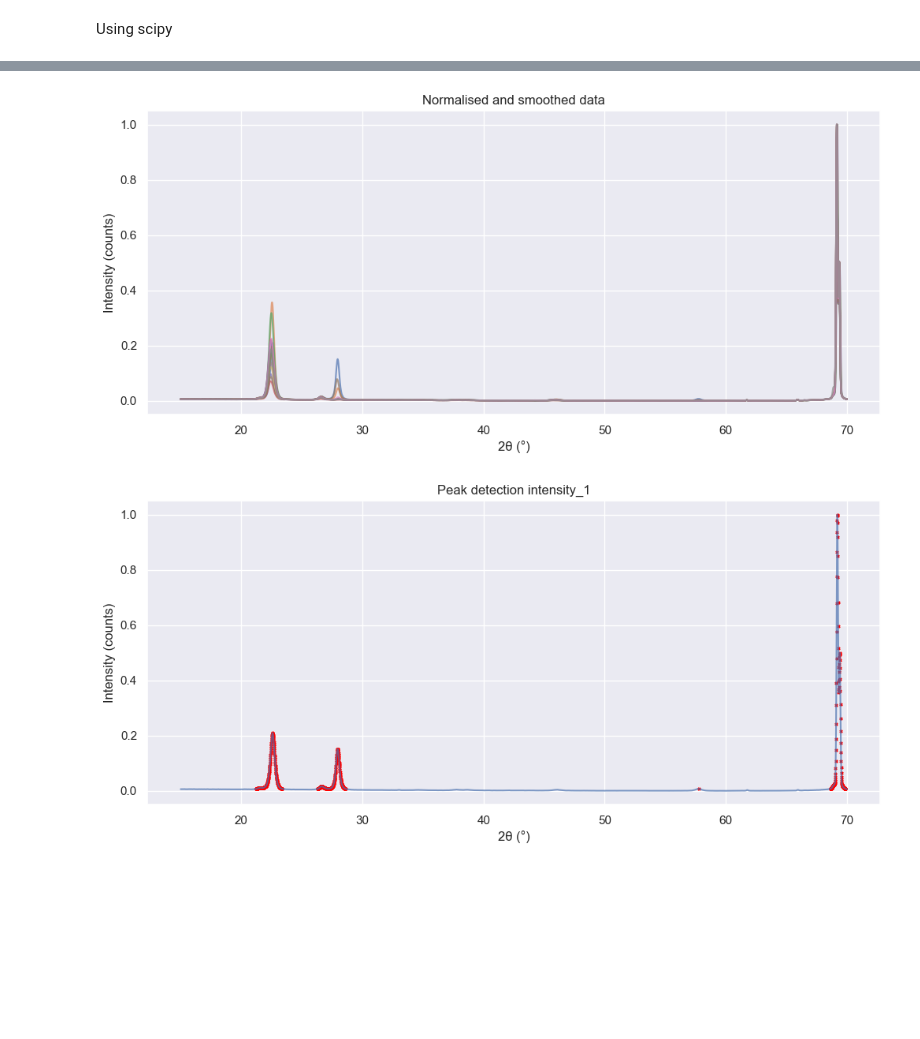
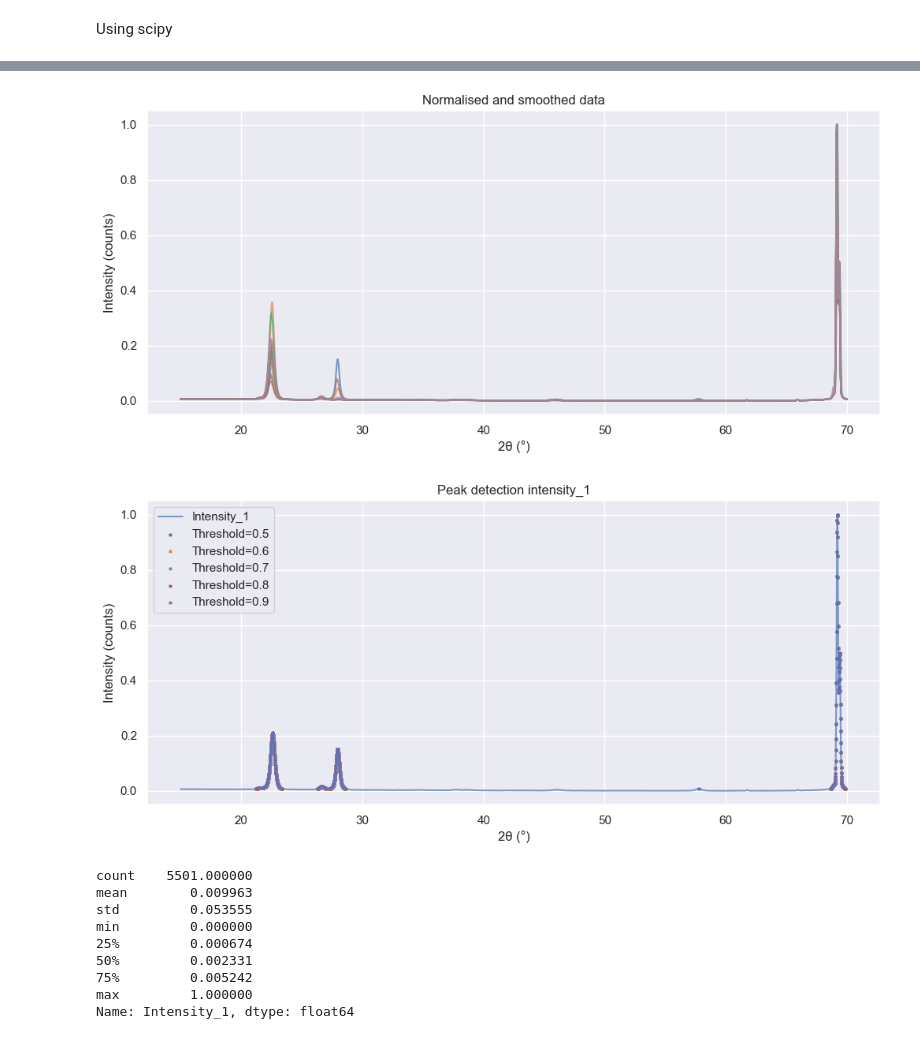
Before and after one commit to damiskov/AutoXRD, a Jupyter notebook: notebooks/experimental_data.ipynb, the cells around one changed output, grey strips where cells are left out. Saved outputs shown, nothing was run; the diff lists cells and outputs as text; code cells hidden in the pictures; blank space fills up the shorter version.

Commit message:
testing out some peak finding methods

```diff
--- a/notebooks/experimental_data.ipynb
+++ b/notebooks/experimental_data.ipynb
@@ -228,34 +228,81 @@ for col in df1.columns[1:]:
 # Plot again
 fig, ax = plt.subplots(figsize=(12, 5))
 for col in df1.columns[1:]:
     ax.plot(df1['2_theta'], df1[col], label=col, alpha=0.7)
 ax.set_xlabel(datatype_x)
 ax.set_ylabel(datatype_y)
 plt.title('Normalised and smoothed data')
 plt.show()
 
 
 # Peak detection parameters
 peak_threshold = None  # No explicit threshold
 min_peak_width = 8      # Minimum width requirement
 
 # Try peak detection
 # peaks, _ = find_peaks(df1['Intensity_1'], height=peak_threshold, width=min_peak_width)
 # peak_widths(df1['Intensity_1'], peaks, rel_height=0.5)
 
 peak_idx = peak_detection_iqr(df1['Intensity_1'], threshold=0.5)
+thresholds = [0.5, 0.6, 0.7, 0.8, 0.9]
+peaks = {}
+for threshold in thresholds:
+    peaks[threshold] = peak_detection_iqr(df1['Intensity_1'], threshold=threshold)
 
-
-# Plot again - Only first intensity column
+# Plot again
 fig, ax = plt.subplots(figsize=(12, 5))
 ax.plot(df1['2_theta'], df1['Intensity_1'], label='Intensity_1', alpha=0.7)
 # ax.scatter(df1['2_theta'].iloc[peaks], df1['Intensity_1'].iloc[peaks], color='red', s=5, marker='x')
-ax.scatter(df1['2_theta'].iloc[peak_idx], df1['Intensity_1'].iloc[peak_idx], color='red', s=5, marker='x')
+for threshold in thresholds:
+    ax.scatter(df1['2_theta'].iloc[peaks[threshold]], df1['Intensity_1'].iloc[peaks[threshold]], label=f'Threshold={threshold}', s=5, marker='x')
 ax.set_xlabel(datatype_x)
 ax.set_ylabel(datatype_y)
+plt.legend()
 plt.title('Peak detection intensity_1')
 plt.show()
+
+# Define the heights for peak detection
+heights = np.linspace(0.005, 0.1, 25)  # 25 values for a 5x5 grid
+
+# Check some statistics for Intensity_1
+print(df1['Intensity_1'].describe())
+
+# Find peaks for each height
+peaks = {}
+for height in heights:
+    peaks[height], _ = find_peaks(df1['Intensity_1'], height=height, width=min_peak_width)
+
+
+fig, axes = plt.subplots(5, 5, figsize=(15, 15), sharex=True, sharey=True)
+fig.suptitle('Peak Detection for Various Heights', fontsize=16)
+
+
+axes = axes.flatten()
+
+# Plotting each height with detected peaks
+for i, height in enumerate(heights):
+    ax = axes[i]
+    ax.plot(df1['2_theta'], df1['Intensity_1'], label='Intensity_1', alpha=0.7)
+    ax.scatter(df1['2_theta'].iloc[peaks[height]], df1['Intensity_1'].iloc[peaks[height]],
+               label=f'Height={height:.3f}', s=5, marker='x', color='r')
+
+    ax.set_title(f'Height = {height:.3f}')
+    ax.set_xlabel(datatype_x)
+    ax.set_ylabel(datatype_y)
+
+# Adjust layout for better spacing
+plt.tight_layout(rect=[0, 0, 1, 0.96])
+plt.show()
 # %% [output]
 [figure]
 [figure]
-[figure, old version]
+[figure, new version]
+count    5501.000000
+mean        0.009963
+std         0.053555
+min         0.000000
+25%         0.000674
+50%         0.002331
+75%         0.005242
+max         1.000000
+Name: Intensity_1, dtype: float64
```
Also changed, not shown: parts of 1 cell of this notebook, 3 other files.
